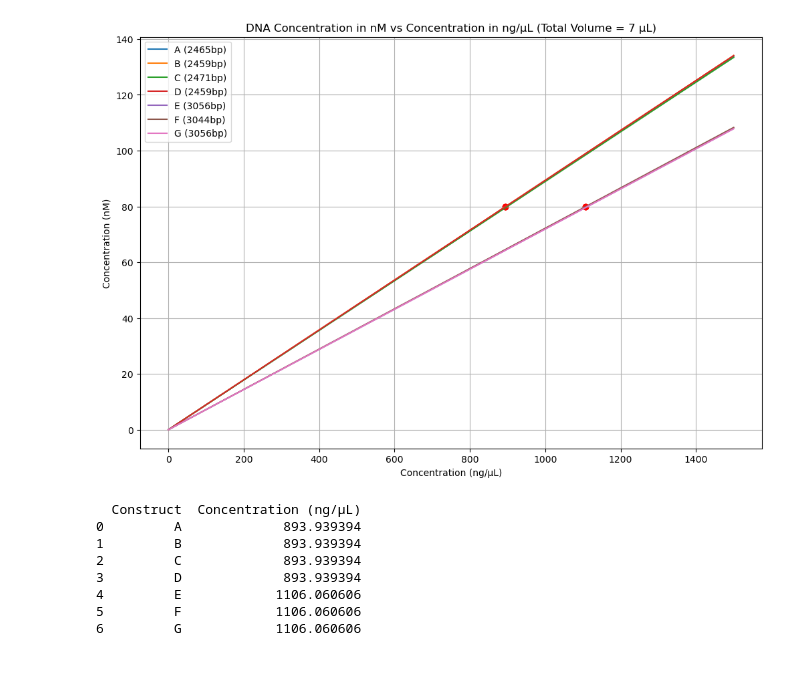
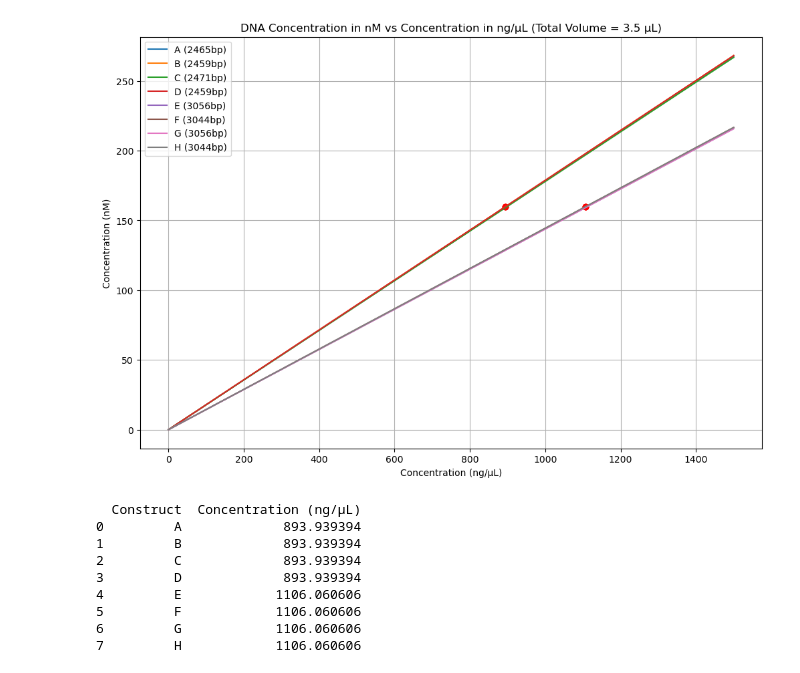
Before and after one commit to dalarios/activedrops, a Jupyter notebook: code/exploratory/dna_concentration.ipynb, the cells around one changed output. Cells and saved outputs as stored; diff of their text form; code cells hidden in the pictures.

```diff
--- a/code/exploratory/dna_concentration.ipynb
+++ b/code/exploratory/dna_concentration.ipynb
@@ -46,35 +46,36 @@ def plot_dna_concentration_with_marker(constructs, marker_nM=50, total_volume=7)
         closest_index = np.argmin(np.abs(concentration_nM_values - marker_nM))
         closest_conc_ng_per_ul = concentration_range_ng_per_ul[closest_index]
         plt.scatter(closest_conc_ng_per_ul, marker_nM, color='red')  # Mark the marker_nM point
 
         # Append the result to the table data
         table_data.append([construct, closest_conc_ng_per_ul])
 
     # Set plot details
     plt.xlabel('Concentration (ng/µL)')
     plt.ylabel('Concentration (nM)')
     plt.title(f'DNA Concentration in nM vs Concentration in ng/µL (Total Volume = {total_volume} µL)')
     plt.legend()
     plt.grid(True)
     plt.show()
 
     # Create and display the table
     df = pd.DataFrame(table_data, columns=["Construct", "Concentration (ng/µL)"])
     print(df)
 
 # Example usage
 constructs = {
     'A': 2465,
     'B': 2459,
     'C': 2471,
     'D': 2459,
     'E': 3056,
     'F': 3044,
     'G': 3056,
+    'H': 3044,
 }
-plot_dna_concentration_with_marker(constructs, marker_nM=80, total_volume=7)  # You can change the marker_nM and total volume here
+plot_dna_concentration_with_marker(constructs, marker_nM=160, total_volume=3.5)  # You can change the marker_nM and total volume here
 # %% [output]
-[figure, old version]
+[figure, new version]
   Construct  Concentration (ng/µL)
 0         A             893.939394
 1         B             893.939394
@@ -83,3 +84,4 @@ plot_dna_concentration_with_marker(constructs, marker_nM=80, total_volume=7)  #
 4         E            1106.060606
 5         F            1106.060606
 6         G            1106.060606
+7         H            1106.060606
```
Also changed, not shown: 11 other files.
